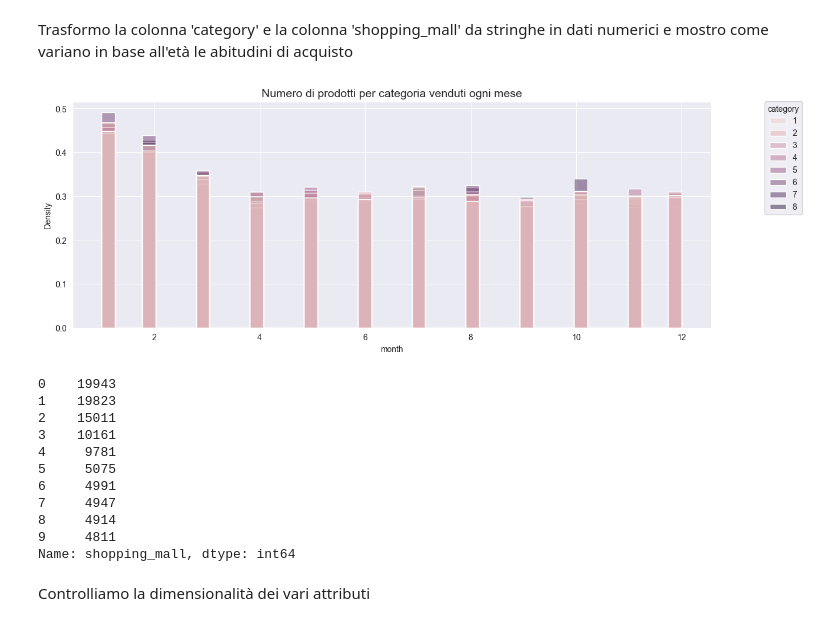
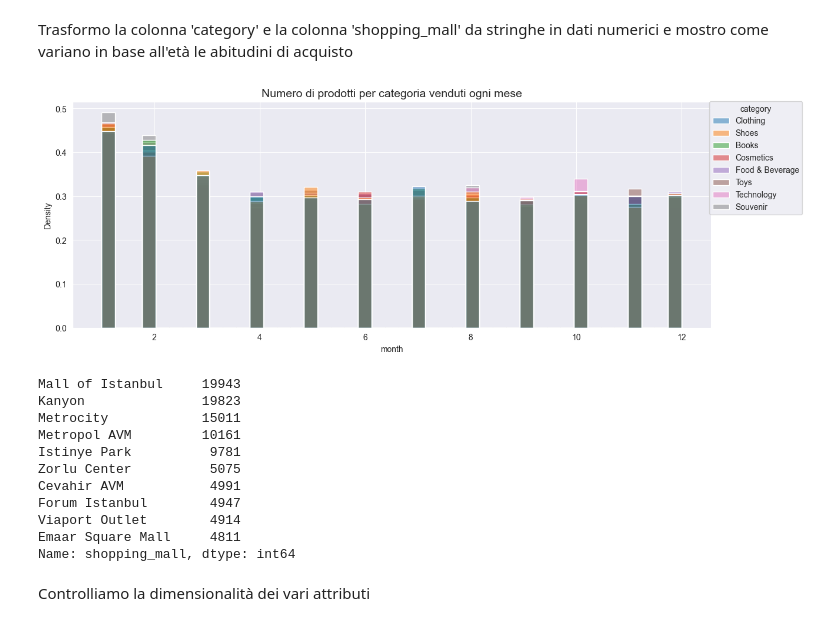
Before and after one commit to pasquale9197/Rainfall-prediction-in-Australia-a-Data-Mining-project, a Jupyter notebook: CustomerShopping progettoDataMining.ipynb, the cells around one changed output. Saved outputs shown, nothing was run; the diff lists cells and outputs as text; code cells hidden in the pictures.

```diff
--- a/CustomerShopping progettoDataMining.ipynb
+++ b/CustomerShopping progettoDataMining.ipynb
@@ -291,36 +291,36 @@ dfSplitAge.head()
 Trasformo la colonna 'category' e la colonna 'shopping_mall' da stringhe in dati numerici e mostro come variano in base all'età le abitudini di acquisto
 # %%
 dfCategories = dfCopy.copy()
-dfCategories['category'].replace(['Clothing', 'Cosmetics', 'Food & Beverage', 'Toys', 'Shoes', 'Souvenir', 'Technology', 'Books'], [1,2,3,4,5,6,7,8], inplace=True)
-dfCategoriesMall = dfCategories.copy()
-dfCategoriesMall['shopping_mall'].replace(['Mall of Istanbul', 'Kanyon', 'Metrocity', 'Metropol AVM', 'Istinye Park', 'Zorlu Center', 'Cevahir AVM', 'Forum Istanbul', 'Viaport Outlet', 'Emaar Square Mall'], [0,1,2,3,4,5,6,7,8,9], inplace=True)
+#dfCategories['category'].replace(['Clothing', 'Cosmetics', 'Food & Beverage', 'Toys', 'Shoes', 'Souvenir', 'Technology', 'Books'], [1,2,3,4,5,6,7,8], inplace=True)
+#dfCategoriesMall = dfCategories.copy()
+#dfCategoriesMall['shopping_mall'].replace(['Mall of Istanbul', 'Kanyon', 'Metrocity', 'Metropol AVM', 'Istinye Park', 'Zorlu Center', 'Cevahir AVM', 'Forum Istanbul', 'Viaport Outlet', 'Emaar Square Mall'], [0,1,2,3,4,5,6,7,8,9], inplace=True)
 
 #dfCatGen = dfCategoriesMall.copy()
 #dfCatGen.drop(columns=['invoice_date'])
 #fig = px.histogram(dfCategories, x='category', y='price', color='gender', labels={'category': 'Category', 'gender': 'Gender'})
 #fig.show()
 
 plt.figure(figsize = (14,5))
 cdfr = sb.histplot(dfCategories, x='month', hue='category', element='bars', stat='density', common_norm=False)
 cdfr.set_title('Numero di prodotti per categoria venduti ogni mese', fontsize=14)
 sb.move_legend(obj=cdfr, loc = 'upper right', bbox_to_anchor=(1.15,1.019))
 
 #dfCatGen.head()
 # %% [output]
-[figure, old version]
+[figure, new version]
 # %%
-dfCategoriesMall['shopping_mall'].value_counts()
+dfCategories['shopping_mall'].value_counts()
 # %% [output]
-0    19943
-1    19823
-2    15011
-3    10161
-4     9781
-5     5075
-6     4991
-7     4947
-8     4914
-9     4811
+Mall of Istanbul     19943
+Kanyon               19823
+Metrocity            15011
+Metropol AVM         10161
+Istinye Park          9781
+Zorlu Center          5075
+Cevahir AVM           4991
+Forum Istanbul        4947
+Viaport Outlet        4914
+Emaar Square Mall     4811
 Name: shopping_mall, dtype: int64
 # %% [markdown]
 Controlliamo la dimensionalità dei vari attributi
```
Also changed, not shown: parts of 9 cells of this notebook.
